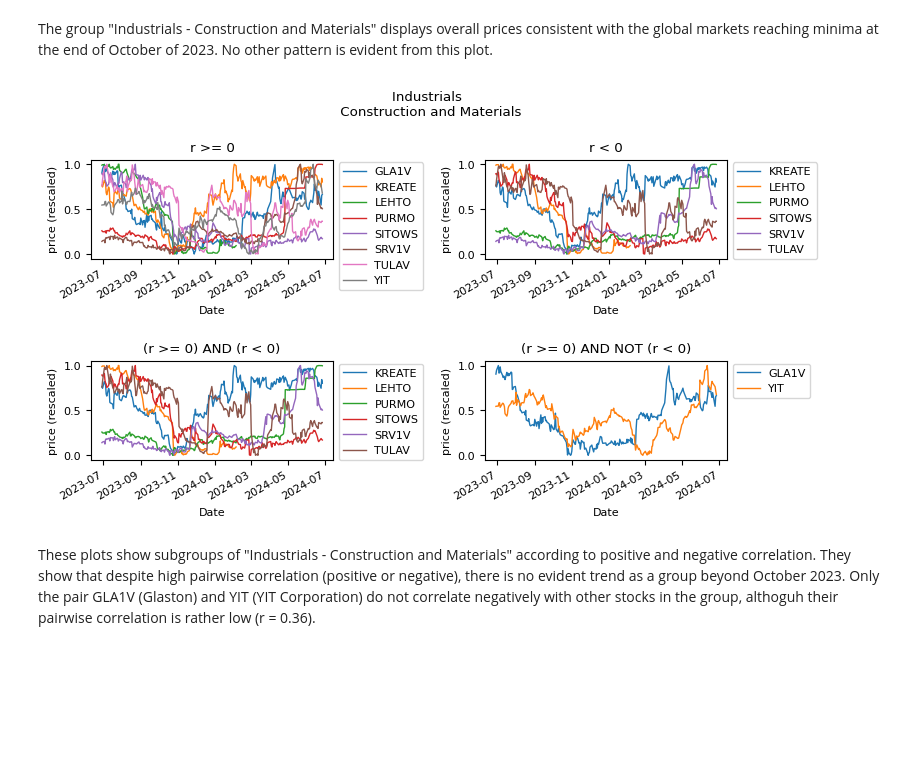
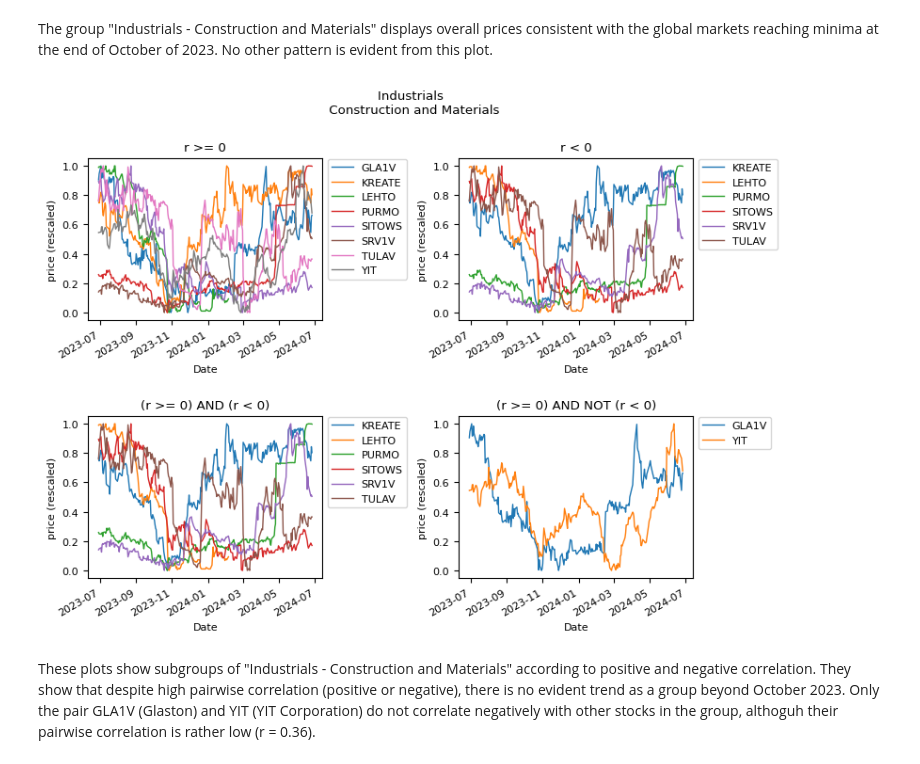
Before and after one commit to juigmend/python-miscellaneous, a Jupyter notebook: Correlation_Nasdaq_Nordic_DEMO.ipynb, the cells around one changed output. Saved outputs shown, nothing was run; the diff lists cells and outputs as text; code cells hidden in the pictures; blank space fills up the shorter version.

```diff
--- a/Correlation_Nasdaq_Nordic_DEMO.ipynb
+++ b/Correlation_Nasdaq_Nordic_DEMO.ipynb
@@ -218,16 +222,19 @@ data_df.head()
 # %%
 def corrsort(data_df):
     """
-    Compute pairwise correlation and sort according to descending correlation value.
+    Compute pairwise correlation (Pearson's r) and sort according to descending correlation value.
+    OUTPUT:
+        corr_df: [dataframe] sorted and stacked correlations where columns: [ticker 1, ticker 2, r]
+        corr_m_df: [dataframe] self-similarity matrix with r as distance (originates corr_df)
     """
-    corr_df = data_df.corr( method = 'pearson' )
-    corr_df = corr_df.where(np.triu(np.ones(corr_df.shape),1).astype(np.bool_))
+    corr_m_df = data_df.corr( method = 'pearson' )
+    corr_df = corr_m_df.where(np.triu(np.ones(corr_m_df.shape),1).astype(np.bool_))
     corr_df = corr_df.stack().reset_index()
     corr_df = corr_df.sort_values(0,ascending = False, inplace = False).reset_index(drop=True)
     corr_df.rename( columns = { 0 : 'r'}, inplace = True )
-    return corr_df
+    return corr_df, corr_m_df
 
-corr_df = corrsort(data_df)
+corr_df, corr_m_df = corrsort(data_df)
 print(corr_df.shape)
 corr_df.head()
 # %% [output]
@@ -584,15 +593,13 @@ sec_groups_df
 d_gr_ticker = {}
 for i in range(sec_groups_df.shape[0]):
 
-    if sec_groups_df.iloc[i,col_offset+2]:
+    if sec_groups_df.iloc[i,2]:
         query_lbl = f'"Industry Code" = {sec_groups_df.iloc[i,0]} AND "Supersector Code" = {sec_groups_df.iloc[i,2]}'
         dict_lbl = ' - '.join([f'{str}' for str in sec_groups_df.iloc[i,1::2]])
     else:
         query_lbl = f'"Industry Code" = {sec_groups_df.iloc[i,0]}'
         dict_lbl = f'{sec_groups_df.iloc[i,1]}'
 
-    #print(query_lbl)
-    #print(dict_lbl)
     query = f"""
             SELECT "Short Name" as ticker
             FROM nn_list
@@ -614,7 +621,8 @@ for i in range(sec_groups_df.shape[0]):
         this_group.reset_index( drop = True , inplace = True )
 
     if len(this_group) == 1:
-        print(f'{this_group.iloc[i,0]} has only one element, no pairwise correlation possible.')
+
+        print(f'Group "{dict_lbl}" has only one element, no pairwise correlation possible.')
     else:
         d_gr_ticker[dict_lbl] = this_group
 # %% [output]
@@ -818,40 +826,41 @@ def flatten(arr):
 sel_t = []
 sel_t.append( [ 'r >= 0', flatten( this_group[:i_split])] )
 sel_t.append( [ 'r < 0', flatten( this_group[i_split:])] )
-sel_t.append( [ '(r >= 0) AND (r < 0)', pos_t.intersection( sel_t[1][1])] )
+sel_t.append( [ '(r >= 0) AND (r < 0)', sel_t[0][1].intersection( sel_t[1][1])] )
 sel_t.append( [ '(r >= 0) AND NOT (r < 0)', sel_t[0][1].difference(sel_t[2][1])] )
 sel_t.append( [ '(r < 0) AND NOT (r >= 0)',sel_t[1][1].difference(sel_t[2][1])] )
 
 L = len(sel_t)
-n_rows, n_cols = n_rowcol(L,1)
+n_rows = 2
+n_cols = 2
 
 axes = []
 plt.rcParams.update({'font.size':8})
-fig = plt.figure(figsize=(8,8))
+fig = plt.figure(figsize=(8,6))
 for i in range(L):
 
     t = sorted(sel_t[i][1])
     if t:
         #print(f'{sel_t[i][0]} : ', ', '.join( t ) )
         i_ord = i+1
         axes.append( fig.add_subplot(n_rows,n_cols,i_ord) )
         sel_df = data_df[ list(t) ]
         if rescale_opt:
             sel_df = sel_df.copy()
             sel_df = sel_df - sel_df.min()
             sel_df = sel_df / sel_df.max()
             curr_lbl = ' (rescaled)'
         sel_df.plot( ax = axes[i] , linewidth=1)
         nl = '\n'
         axes[i].set_title(f"{nl}{sel_t[i][0]}")
         axes[i].legend(bbox_to_anchor=(1, 1.03), loc='upper left')
         plt.ylabel(f'price{curr_lbl}')
 
 plt.suptitle(gr_lbl.replace('-','\n'))
 plt.tight_layout()
 plt.show()
 # %% [output]
-[figure, old version]
+[figure, new version]
 # %% [markdown]
 These plots show subgroups of "Industrials - Construction and Materials" according to positive and negative correlation. They show that despite high pairwise correlation (positive or negative), there is no evident trend as a group beyond October 2023. Only the pair GLA1V (Glaston) and YIT (YIT Corporation) do not correlate negatively with other stocks in the group, althoguh their pairwise correlation is rather low (r = 0.36).
 <br></br>
```
Also changed, not shown: parts of 19 cells of this notebook.
